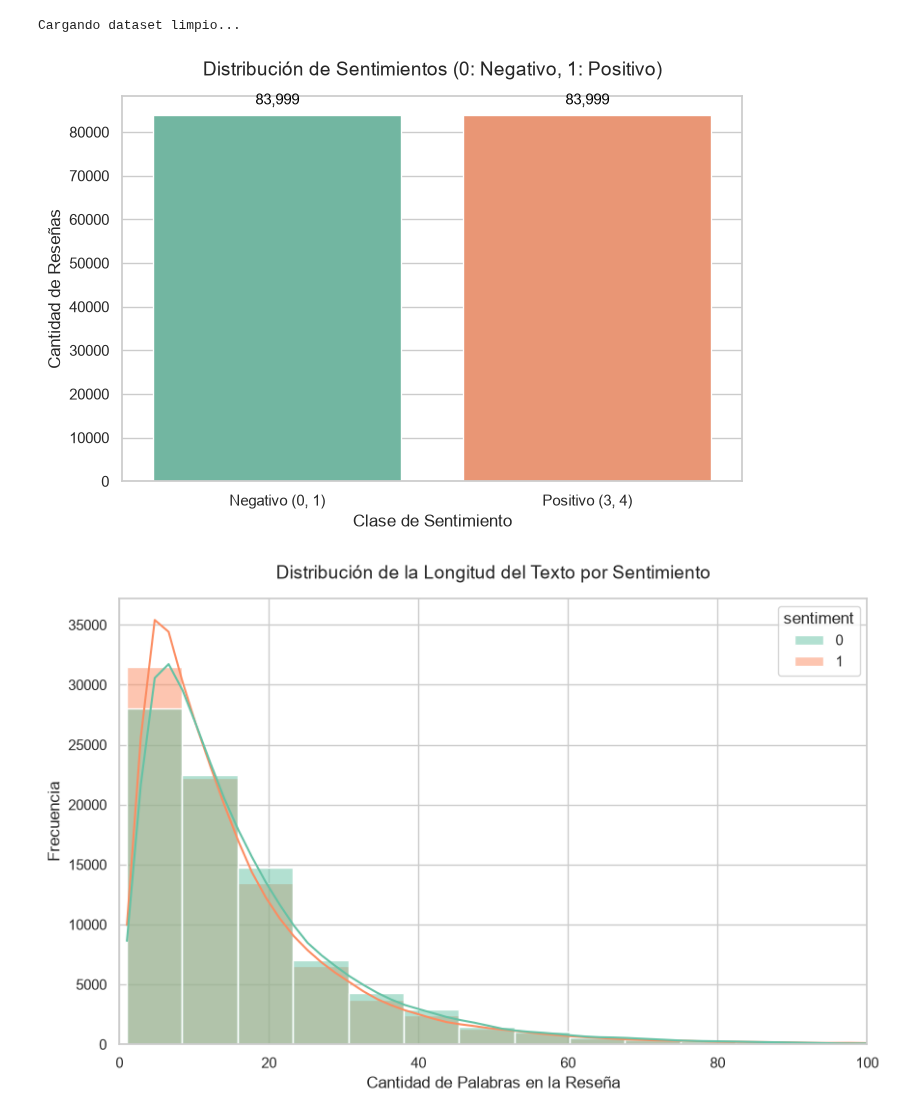
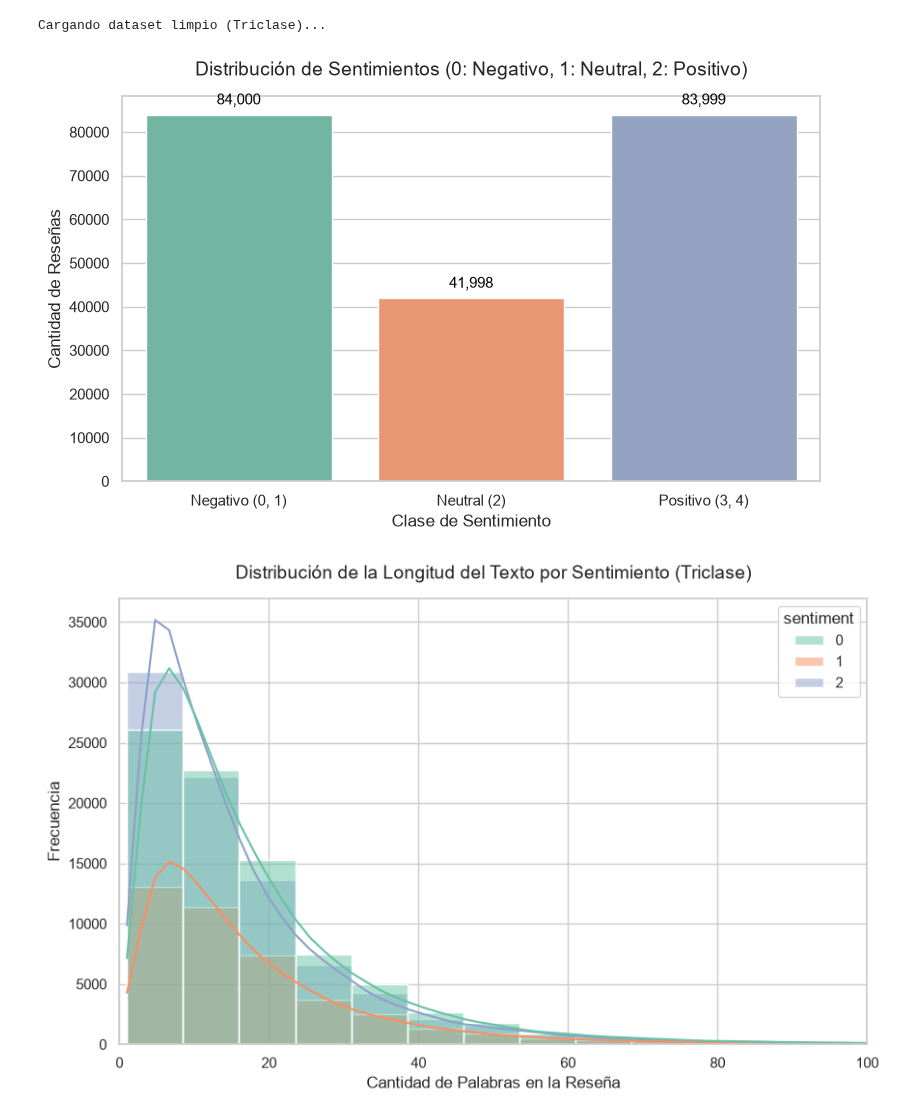
Before and after one commit to Lauti12martinez/Proyecto-Taller-II-, a Jupyter notebook: triclase/notebooks/01_eda.ipynb, the cells around one changed output. Drawn from its saved outputs; the diff is of its cells as text; code cells hidden in the pictures.

Commit message:
feat: implementa pipeline triclase, actualiza modelos biclase y documenta README

```diff
--- a/triclase/notebooks/01_eda.ipynb
+++ b/triclase/notebooks/01_eda.ipynb
@@ -1,51 +1,75 @@
 # %%
 import pandas as pd
 import matplotlib.pyplot as plt
 import seaborn as sns
 from collections import Counter
 
-# 1. Cargar el dataset LIMPIO que generamos recién
-print("Cargando dataset limpio...")
+# 1. Cargar el dataset LIMPIO del enfoque triclase (~210.000 reseñas).
+# La ruta relativa '../data/processed/' apunta dentro de la carpeta madre triclase/.
+print("Cargando dataset limpio (Triclase)...")
 df = pd.read_csv('../data/processed/amazon_reviews_clean.csv')
 
-# Configurar el estilo visual
+# Configurar el estilo visual de los gráficos.
 sns.set_theme(style="whitegrid")
 
 # ---------------------------------------------------------
-# GRÁFICO 1: Balance de clases (Sentimiento)
+# GRÁFICO 1: Balance de clases (Sentimiento en 3 categorías)
 # ---------------------------------------------------------
-plt.figure(figsize=(8, 5))
-ax = sns.countplot(data=df, x='sentiment', palette='Set2', hue='sentiment', legend=False)
-plt.title('Distribución de Sentimientos (0: Negativo, 1: Positivo)', fontsize=14, pad=15)
+plt.figure(figsize=(9, 5))
+ax = sns.countplot(
+    data=df,
+    x='sentiment',
+    order=[0, 1, 2],
+    palette='Set2',
+    hue='sentiment',
+    legend=False
+)
+plt.title('Distribución de Sentimientos (0: Negativo, 1: Neutral, 2: Positivo)', fontsize=14, pad=15)
 plt.xlabel('Clase de Sentimiento', fontsize=12)
 plt.ylabel('Cantidad de Reseñas', fontsize=12)
-plt.xticks(ticks=[0, 1], labels=['Negativo (0, 1)', 'Positivo (3, 4)'])
 
-# Agregar los números exactos arriba de cada barra
+# Etiquetas en el eje X indicando qué calificaciones originales (0 a 4) agrupa cada clase.
+plt.xticks(
+    ticks=[0, 1, 2],
+    labels=['Negativo (0, 1)', 'Neutral (2)', 'Positivo (3, 4)']
+)
+
+# Agregar la cantidad exacta de reseñas arriba de cada barra (proporción 40% / 20% / 40%).
 for p in ax.patches:
-    ax.annotate(f'{int(p.get_height()):,}',
-                (p.get_x() + p.get_width() / 2., p.get_height()),
-                ha='center', va='bottom', fontsize=11, color='black', xytext=(0, 5),
-                textcoords='offset points')
+    ax.annotate(
+        f'{int(p.get_height()):,}',
+        (p.get_x() + p.get_width() / 2., p.get_height()),
+        ha='center', va='bottom', fontsize=11, color='black',
+        xytext=(0, 5), textcoords='offset points'
+    )
 plt.show()
 
 
 # ---------------------------------------------------------
 # GRÁFICO 2: Distribución de la longitud de las reseñas
 # ---------------------------------------------------------
-# Calcular cantidad de palabras por cada reseña procesada
+# Calcular cantidad de palabras útiles por cada reseña procesada.
 df['word_count'] = df['cleaned_text'].apply(lambda x: len(str(x).split()))
 
 plt.figure(figsize=(10, 6))
-sns.histplot(data=df, x='word_count', hue='sentiment', bins=50, kde=True, palette='Set2')
-plt.title('Distribución de la Longitud del Texto por Sentimiento', fontsize=14, pad=15)
+sns.histplot(
+    data=df,
+    x='word_count',
+    hue='sentiment',
+    hue_order=[0, 1, 2],
+    bins=50,
+    kde=True,
+    palette='Set2'
+)
+plt.title('Distribución de la Longitud del Texto por Sentimiento (Triclase)', fontsize=14, pad=15)
 plt.xlabel('Cantidad de Palabras en la Reseña', fontsize=12)
 plt.ylabel('Frecuencia', fontsize=12)
-# Limitamos el eje X a 100 palabras para evitar que valores atípicos extremos deformen el gráfico
+
+# Limitamos el eje X a 100 palabras para evitar que valores atípicos extremos deformen el gráfico.
 plt.xlim(0, 100)
 plt.show()
 # %% [output]
-Cargando dataset limpio...
+Cargando dataset limpio (Triclase)...
-[figure, old version]
+[figure, new version]
-[figure, old version]
+[figure, new version]
 # %%
```
Also changed, not shown: parts of 1 cell of this notebook, 6 other files.
